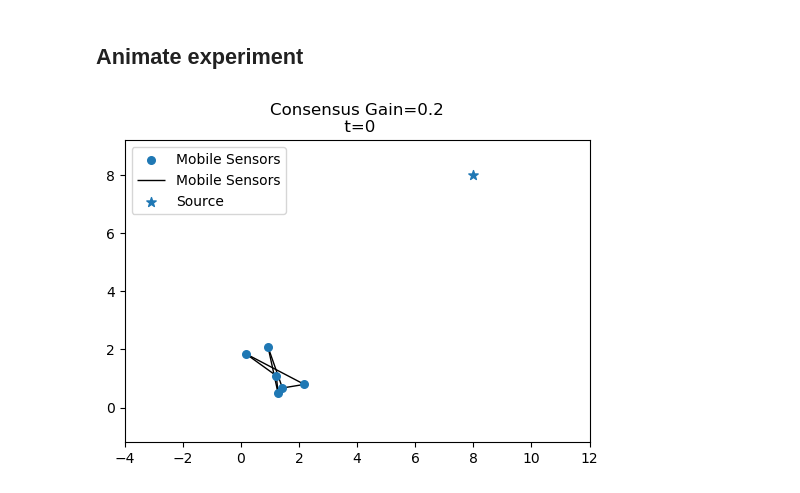
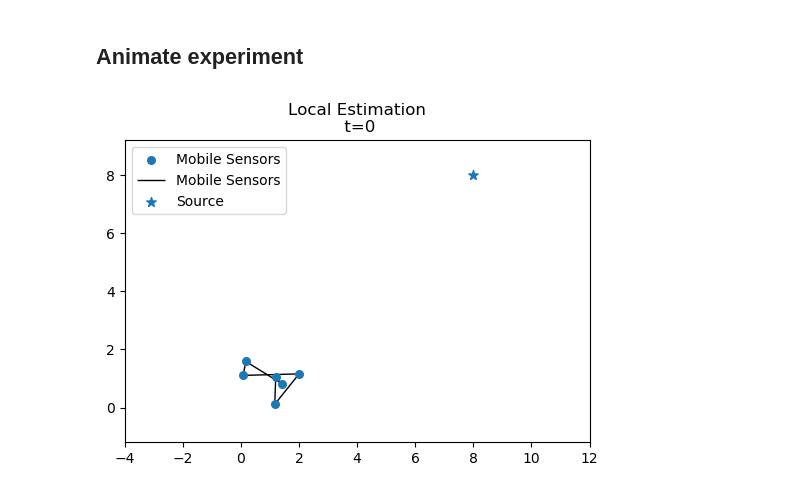
Before and after one commit to lina-robotics-lab/fim_track, a Jupyter notebook: src/Archived Notbooks/Consensus Estimation-Animation-stable.ipynb, the cells around one changed output. Drawn from its saved outputs; the diff is of its cells as text; code cells hidden in the pictures.

```diff
--- a/src/Archived Notbooks/Consensus Estimation-Animation-stable.ipynb
+++ b/src/Archived Notbooks/Consensus Estimation-Animation-stable.ipynb
@@ -75,38 +75,38 @@ for gain in [0,0.05,0.1,0.125,0.2,0.25,0.5]:
 ## Animate experiment
 # %%
 
-for gain in  [0.2]:
+for gain in  [0]:
     expr= "Consensus-gain{}_stable".format(gain)
     filepath = "{}.pkl".format(expr)
     with open(filepath,'rb') as file:
         record = pkl.load(file)
-    title=r"Consensus Gain={}".format(gain)
+    title=r"Local Estimation"
     ps = np.array([locs for sensor, locs in record['sensor_locs'].items()])
     qs = record['src_locs']['source_1']
     N_iter = ps.shape[1]
 
     fig, ax = plt.subplots(dpi=100)
     def plot_single_frame(j):
         ax.cla()
         G = record['comm_network'][0]
         nx.draw(G,pos=ps[:,j,:],ax=ax,label='Mobile Sensors',node_size=30) # ps.shape=(n_sensors,N_iter,space_dim)
         ax.scatter(qs[j,0],qs[j,1],marker='*',s=50,label='Source')
         ax.axis('on')
         ax.axis('equal')
         ax.tick_params(left=True, bottom=True, labelleft=True, labelbottom=True)
         ax.set_xlim((-4,12))
         ax.set_ylim((-4,12))
         ax.legend()
         ax.set_title(title+"\n t={}".format(j))
         plt.show()
 
 
     # call the animator.  blit=True means only re-draw the parts that have changed.
     anim = animation.FuncAnimation(fig, plot_single_frame,
                                    frames=N_iter,interval=100)
     anim.save('{}.mp4'.format(expr))
 # %% [output]
-[figure, old version]
+[figure, new version]
 # %%
 HTML(anim.to_html5_video())
 # %% [output]
```
Also changed, not shown: 43 other files.
